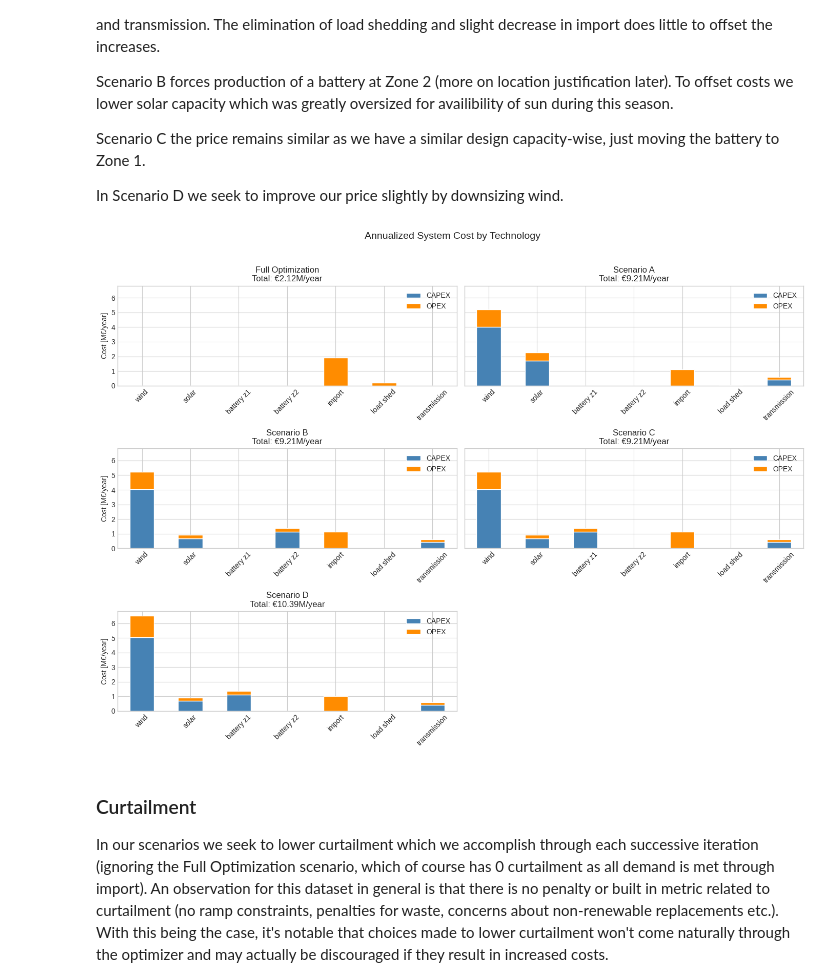
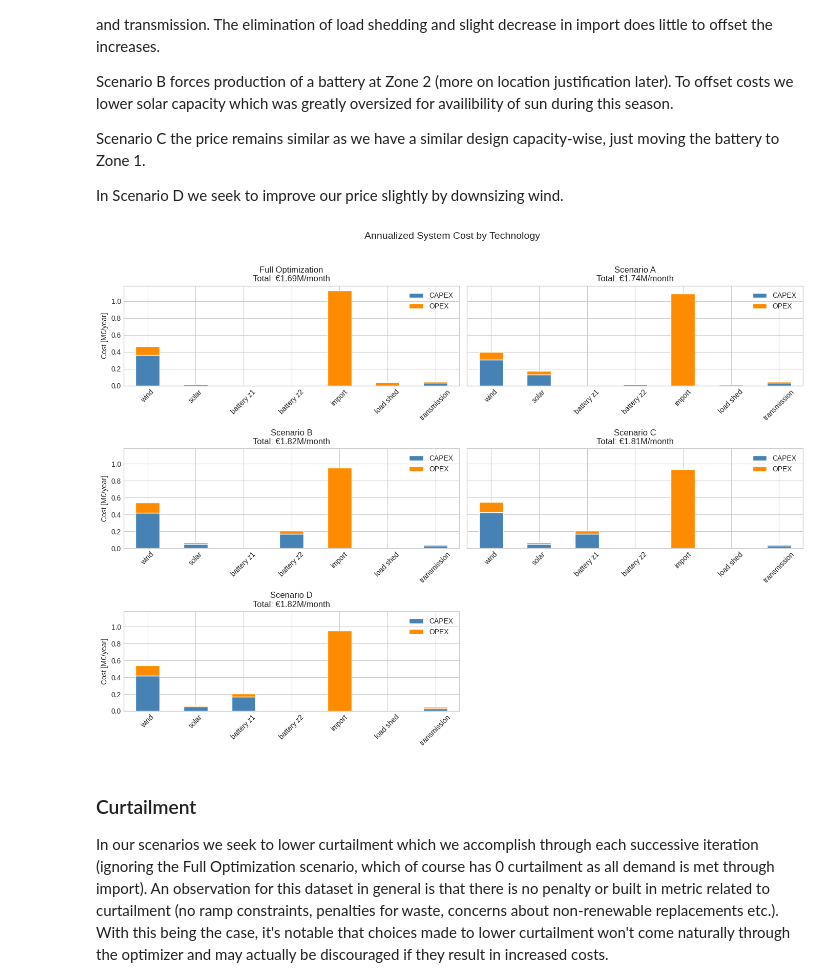
Before and after one commit to karivero/esi_final_repo, a Jupyter notebook: final_esi/ESI_Assignment/combined_submission.ipynb, the cells around one changed output. Saved outputs shown, nothing was run; the diff lists cells and outputs as text; code cells hidden in the pictures.

```diff
--- a/final_esi/ESI_Assignment/combined_submission.ipynb
+++ b/final_esi/ESI_Assignment/combined_submission.ipynb
@@ -361,6 +361,8 @@ import numpy as np
 
 # data prep and variables
 r = 0.05
+simulation_hours = len(times)
+monthly_annualizer= simulation_hours/8760
 
 # Battery parameters
 p_nom_guess = 10  # MW, initial guess
@@ -385,10 +387,10 @@ annualized_opex_solar = (Solar_capex * 1000) * Solar_opex
 annualized_opex_battery = (Li_ion_battery_capex * 1000) * Li_ion_battery_opex
 annualized_opex_transmission = (Electricity_cable_capex* 1000) * distance12 * Electricity_cable_fixed_opex
 
-capital_cost_solar = annualized_capex_solar + annualized_opex_solar
-capital_cost_wind = annualized_capex_wind + annualized_opex_wind
-capital_cost_battery = (annualized_capex_battery + annualized_opex_battery) #confusion around whether multiplying by max hours is needed but I think correct
-capital_cost_transmission = annualized_capex_transmission + annualized_opex_transmission
+capital_cost_solar = (annualized_capex_solar + annualized_opex_solar)*monthly_annualizer
+capital_cost_wind = (annualized_capex_wind + annualized_opex_wind)*monthly_annualizer
+capital_cost_battery = (annualized_capex_battery + annualized_opex_battery)*monthly_annualizer #confusion around whether multiplying by max hours is needed but I think correct
+capital_cost_transmission = (annualized_capex_transmission + annualized_opex_transmission)*monthly_annualizer
 
 # old approach for demand df keep just in case
 # conversions timestamp based index vs. integer, repulling from df_p1 so need to re-multiply
@@ -895,24 +894,26 @@ def build_cost_df(n, annualized_capex_wind, annualized_opex_wind,
     opt_import_mwh   = n.generators_t.p.get("import", pd.Series(dtype=float)).sum()
     opt_loadshed_mwh = n.generators_t.p.get("load shedding", pd.Series(dtype=float)).sum()
 
+    simulation_hours = len(times)
+    monthly_annualizer= simulation_hours/8760
     transmission_capacity = n.links.loc["zone1-zone2", "p_nom_opt"]
 
     cost_data = {
-        "wind":         {"CAPEX": annualized_capex_wind  * opt_wind,
-                         "OPEX":  annualized_opex_wind   * opt_wind},
-        "solar":        {"CAPEX": annualized_capex_solar * opt_solar,
-                         "OPEX":  annualized_opex_solar  * opt_solar},
-        "battery z1":   {"CAPEX": annualized_capex_battery * opt_battery_z1,
-                         "OPEX":  annualized_opex_battery  * opt_battery_z1},
-        "battery z2":   {"CAPEX": annualized_capex_battery * opt_battery_z2,
-                         "OPEX":  annualized_opex_battery  * opt_battery_z2},
-        "import":       {"CAPEX": 0,
-                         "OPEX":  Operational_cost_electricity_import_cost * opt_import_mwh},
-        "load shed":    {"CAPEX": 0,
-                         "OPEX":  Operational_cost_lost_load_penalty * opt_loadshed_mwh},
-        "transmission": {"CAPEX": annualized_capex_transmission * transmission_capacity,
-                         "OPEX":  annualized_opex_transmission  * transmission_capacity,},
-    }
+        "wind":       {"CAPEX": annualized_capex_wind * opt_wind * monthly_annualizer,
+                       "OPEX":  annualized_opex_wind  * opt_wind * monthly_annualizer},
+        "solar":      {"CAPEX": annualized_capex_solar * opt_solar * monthly_annualizer,
+                       "OPEX":  annualized_opex_solar  * opt_solar * monthly_annualizer},
+        "battery z1": {"CAPEX": annualized_capex_battery * opt_battery_z1 * monthly_annualizer,
+                       "OPEX":  annualized_opex_battery  * opt_battery_z1 * monthly_annualizer},
+        "battery z2": {"CAPEX": annualized_capex_battery * opt_battery_z2 * monthly_annualizer,
+                       "OPEX":  annualized_opex_battery  * opt_battery_z2 * monthly_annualizer},
+        "import":     {"CAPEX": 0,
+                       "OPEX":  Operational_cost_electricity_import_cost * opt_import_mwh},
+        "load shed":  {"CAPEX": 0,
+                       "OPEX":  Operational_cost_lost_load_penalty * opt_loadshed_mwh},
+        "transmission": {"CAPEX": annualized_capex_transmission * transmission_capacity* monthly_annualizer,
+                             "OPEX":  annualized_opex_transmission  * transmission_capacity* monthly_annualizer,},
+        }
 
     return pd.DataFrame(cost_data).T.div(1e6)  # M€
 
@@ -1085,35 +1086,35 @@ In Scenario D we seek to improve our price slightly by downsizing wind.
 # %%
 import math
 
 n_plots = len(networks)
 n_rows = 3
 n_cols = math.ceil(n_plots / n_rows)
 
 fig, axes = plt.subplots(n_rows, n_cols, figsize=(7 * n_cols, 10), sharey=True)
 
 axes = axes.flatten()  # makes iteration easy
 
 for ax, (label, n) in zip(axes, networks.items()):
     cost_df = build_cost_df(n, **cost_params)
     total   = cost_df["CAPEX"].sum() + cost_df["OPEX"].sum()
 
     cost_df[["CAPEX", "OPEX"]].plot(
         kind="bar", stacked=True, ax=ax,
         color=["steelblue", "darkorange"]
     )
-    ax.set_title(f"{label}\nTotal: €{total:.2f}M/year")
+    ax.set_title(f"{label}\nTotal: €{total:.2f}M/month")
     ax.set_ylabel("Cost [M€/year]")
     ax.tick_params(axis="x", rotation=45)
 
 # hide any unused subplots
 for ax in axes[len(networks):]:
     ax.set_visible(False)
 
 plt.suptitle("Annualized System Cost by Technology", fontsize=14, y=1.02)
 plt.tight_layout()
 plt.show()
 # %% [output]
-[figure, old version]
+[figure, new version]
 # %% [markdown]
 ### Curtailment
 In our scenarios we seek to lower curtailment which we accomplish through each successive iteration (ignoring the Full Optimization scenario, which of course has 0 curtailment as all demand is met through import). An observation for this dataset in general is that there is no penalty or built in metric related to curtailment (no ramp constraints, penalties for waste, concerns about non-renewable replacements etc.). With this being the case, it's notable that choices made to lower curtailment won't come naturally through the optimizer and may actually be discouraged if they result in increased costs.
```
Also changed, not shown: parts of 13 cells of this notebook, 11 other files.
